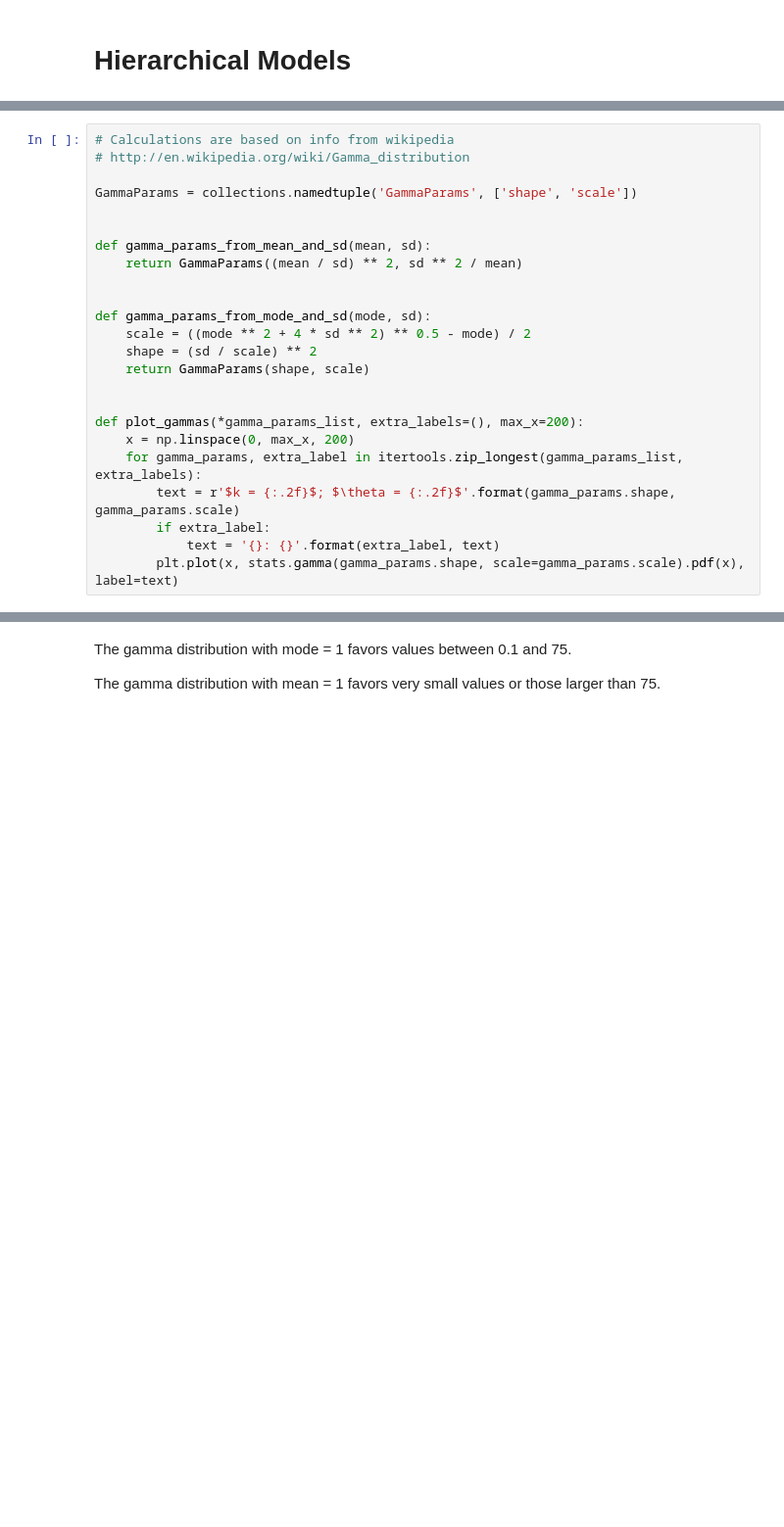
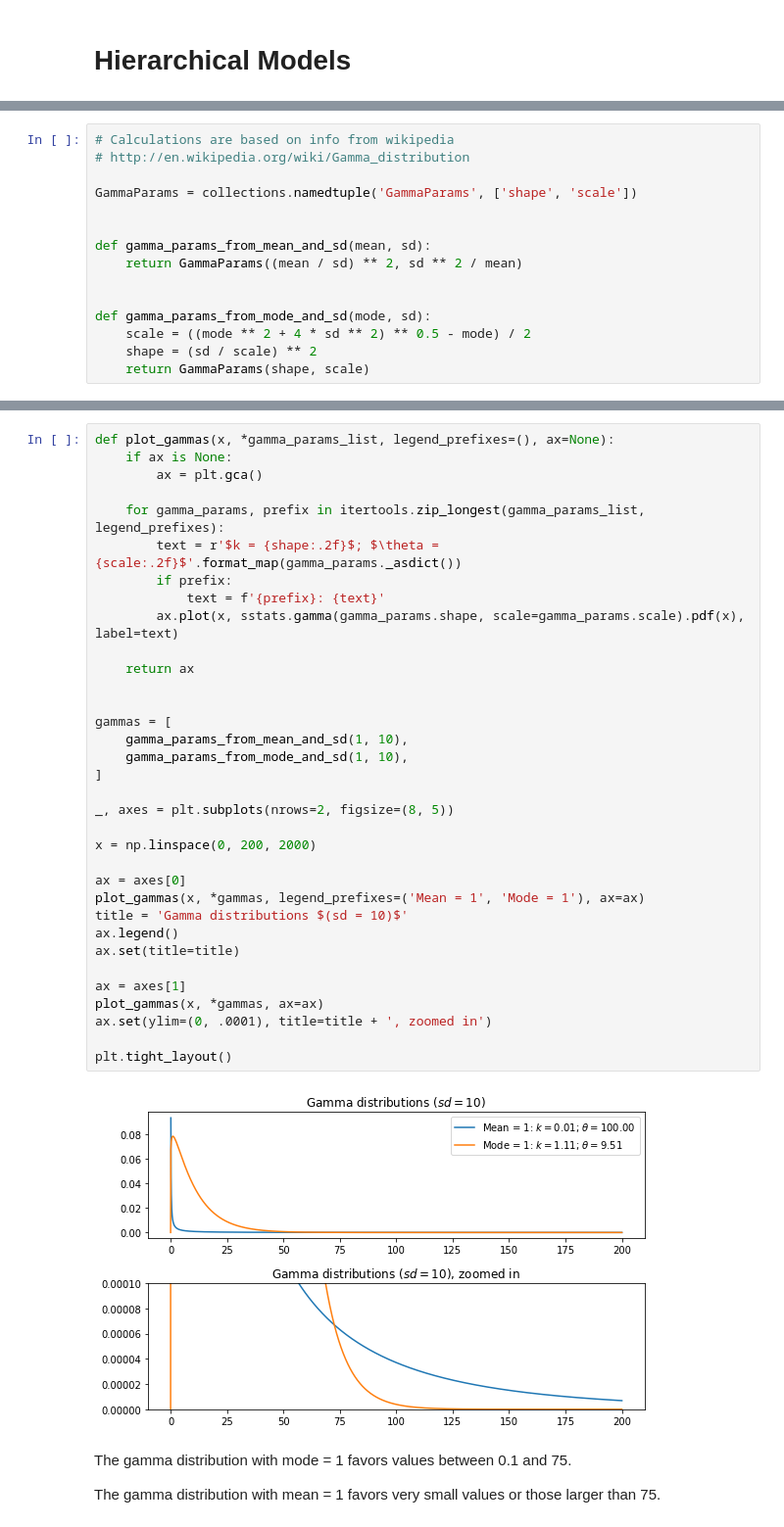
Before and after one commit to Nagasaki45/dbdapy, a Jupyter notebook: ch09.ipynb, the cells around one changed output, grey strips where cells are left out. Shown at 98% size. Drawn from its saved outputs; the diff is of its cells as text; blank space fills up the shorter version.

```diff
--- a/ch09.ipynb
+++ b/ch09.ipynb
@@ -35,12 +39,3 @@ def gamma_params_from_mode_and_sd(mode, sd):
     scale = ((mode ** 2 + 4 * sd ** 2) ** 0.5 - mode) / 2
     shape = (sd / scale) ** 2
     return GammaParams(shape, scale)
-
-
-def plot_gammas(*gamma_params_list, extra_labels=(), max_x=200):
-    x = np.linspace(0, max_x, 200)
-    for gamma_params, extra_label in itertools.zip_longest(gamma_params_list, extra_labels):
-        text = r'$k = {:.2f}$; $\theta = {:.2f}$'.format(gamma_params.shape, gamma_params.scale)
-        if extra_label:
-            text = '{}: {}'.format(extra_label, text)
-        plt.plot(x, stats.gamma(gamma_params.shape, scale=gamma_params.scale).pdf(x), label=text)
@@ -63,3 +42,39 @@ plt.tight_layout()
+# %%
+def plot_gammas(x, *gamma_params_list, legend_prefixes=(), ax=None):
+    if ax is None:
+        ax = plt.gca()
+
+    for gamma_params, prefix in itertools.zip_longest(gamma_params_list, legend_prefixes):
+        text = r'$k = {shape:.2f}$; $\theta = {scale:.2f}$'.format_map(gamma_params._asdict())
+        if prefix:
+            text = f'{prefix}: {text}'
+        ax.plot(x, sstats.gamma(gamma_params.shape, scale=gamma_params.scale).pdf(x), label=text)
+
+    return ax
+
+
+gammas = [
+    gamma_params_from_mean_and_sd(1, 10),
+    gamma_params_from_mode_and_sd(1, 10),
+]
+
+_, axes = plt.subplots(nrows=2, figsize=(8, 5))
+
+x = np.linspace(0, 200, 2000)
+
+ax = axes[0]
+plot_gammas(x, *gammas, legend_prefixes=('Mean = 1', 'Mode = 1'), ax=ax)
+title = 'Gamma distributions $(sd = 10)$'
+ax.legend()
+ax.set(title=title)
+
+ax = axes[1]
+plot_gammas(x, *gammas, ax=ax)
+ax.set(ylim=(0, .0001), title=title + ', zoomed in')
+
+plt.tight_layout()
+# %% [output]
+[figure, added]
 # %% [markdown]
 The gamma distribution with mode = 1 favors values between 0.1 and 75.
 
```
Also changed, not shown: parts of 60 cells of this notebook, 1 other file.
